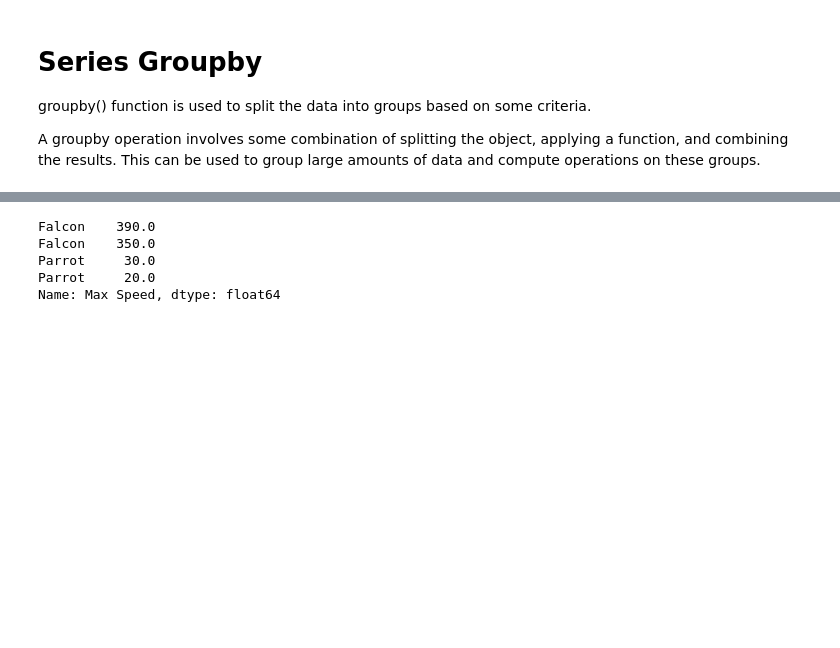
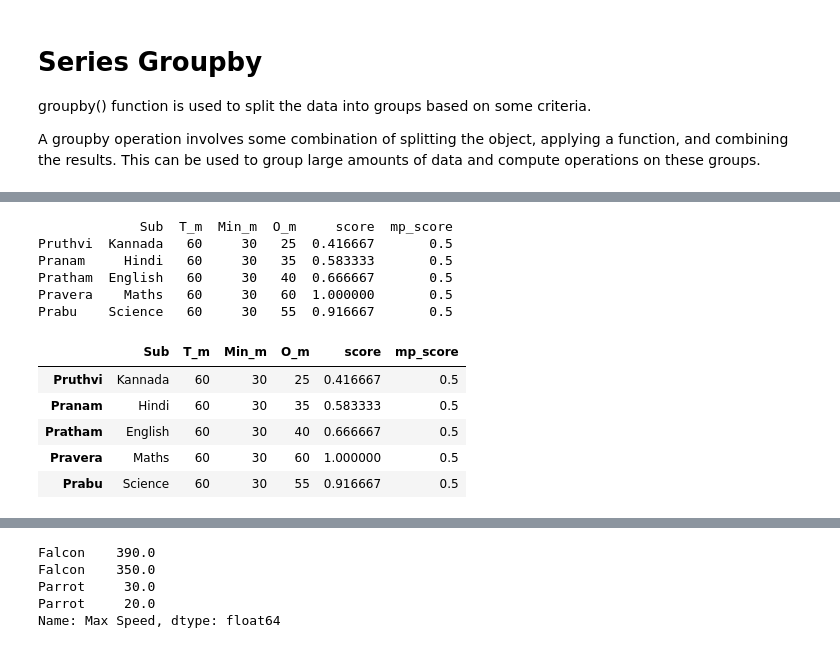
Before and after one commit to juck30808/juck30808, a Jupyter notebook: Pandas-Groupby(Series).ipynb, the cells around one changed output, grey strips where cells are left out. Saved outputs shown, nothing was run; the diff lists cells and outputs as text; code cells hidden in the pictures; blank space fills up the shorter version.

```diff
--- a/Pandas-Groupby(Series).ipynb
+++ b/Pandas-Groupby(Series).ipynb
@@ -5,0 +255,16 @@ A groupby operation involves some combination of splitting the object, applying
+# %%
+print(students_d)
+students_d.loc[:, :]
+# %% [output]
+             Sub  T_m  Min_m  O_m     score  mp_score
+Pruthvi  Kannada   60     30   25  0.416667       0.5
+Pranam     Hindi   60     30   35  0.583333       0.5
+Pratham  English   60     30   40  0.666667       0.5
+Pravera    Maths   60     30   60  1.000000       0.5
+Prabu    Science   60     30   55  0.916667       0.5
+|  | Sub | T_m | Min_m | O_m | score | mp_score |
+| Pruthvi | Kannada | 60 | 30 | 25 | 0.416667 | 0.5 |
+| Pranam | Hindi | 60 | 30 | 35 | 0.583333 | 0.5 |
+| Pratham | English | 60 | 30 | 40 | 0.666667 | 0.5 |
+| Pravera | Maths | 60 | 30 | 60 | 1.000000 | 0.5 |
+| Prabu | Science | 60 | 30 | 55 | 0.916667 | 0.5 |
```
Also changed, not shown: parts of 39 cells of this notebook, 8 other files.
